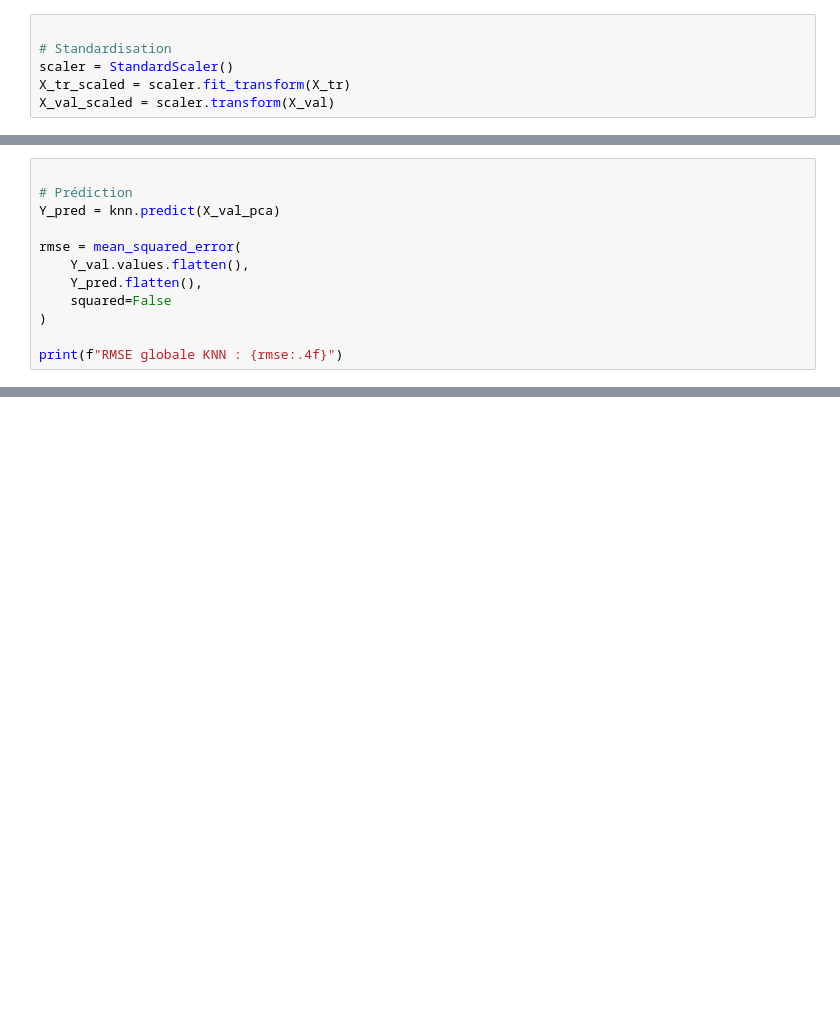
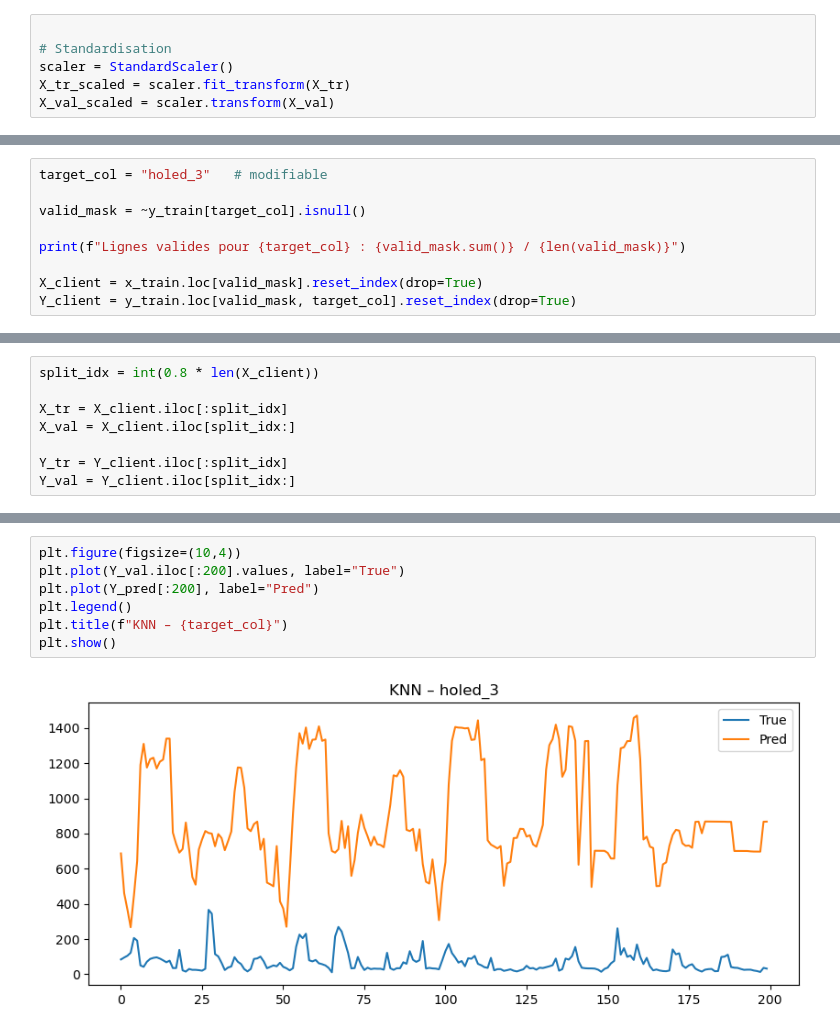
Before and after one commit to martinsln/data_challenge_enedis, a Jupyter notebook: knn_enedis_baseline.ipynb, the cells around one changed output, grey strips where cells are left out. Drawn from its saved outputs; the diff is of its cells as text; blank space fills up the shorter version.

```diff
--- a/knn_enedis_baseline.ipynb
+++ b/knn_enedis_baseline.ipynb
@@ -83,12 +117,0 @@ knn.fit(X_tr_pca, Y_tr)
-# %%
-
-# Prédiction
-Y_pred = knn.predict(X_val_pca)
-
-rmse = mean_squared_error(
-    Y_val.values.flatten(),
-    Y_pred.flatten(),
-    squared=False
-)
-
-print(f"RMSE globale KNN : {rmse:.4f}")
@@ -105,0 +120,9 @@ plt.show()
+# %%
+target_col = "holed_3"   # modifiable
+
+valid_mask = ~y_train[target_col].isnull()
+
+print(f"Lignes valides pour {target_col} : {valid_mask.sum()} / {len(valid_mask)}")
+
+X_client = x_train.loc[valid_mask].reset_index(drop=True)
+Y_client = y_train.loc[valid_mask, target_col].reset_index(drop=True)
@@ -105,0 +131,8 @@ plt.show()
+# %%
+split_idx = int(0.8 * len(X_client))
+
+X_tr = X_client.iloc[:split_idx]
+X_val = X_client.iloc[split_idx:]
+
+Y_tr = Y_client.iloc[:split_idx]
+Y_val = Y_client.iloc[split_idx:]
@@ -105,0 +177,9 @@ plt.show()
+# %%
+plt.figure(figsize=(10,4))
+plt.plot(Y_val.iloc[:200].values, label="True")
+plt.plot(Y_pred[:200], label="Pred")
+plt.legend()
+plt.title(f"KNN – {target_col}")
+plt.show()
+# %% [output]
+[figure, added]
```
Also changed, not shown: parts of 13 cells of this notebook, 1 other file.
